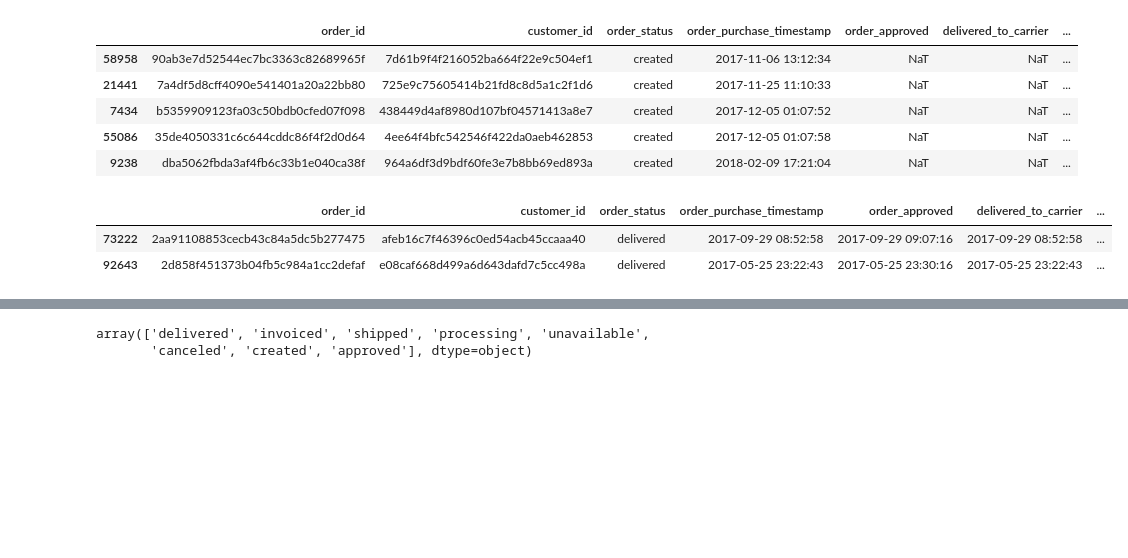
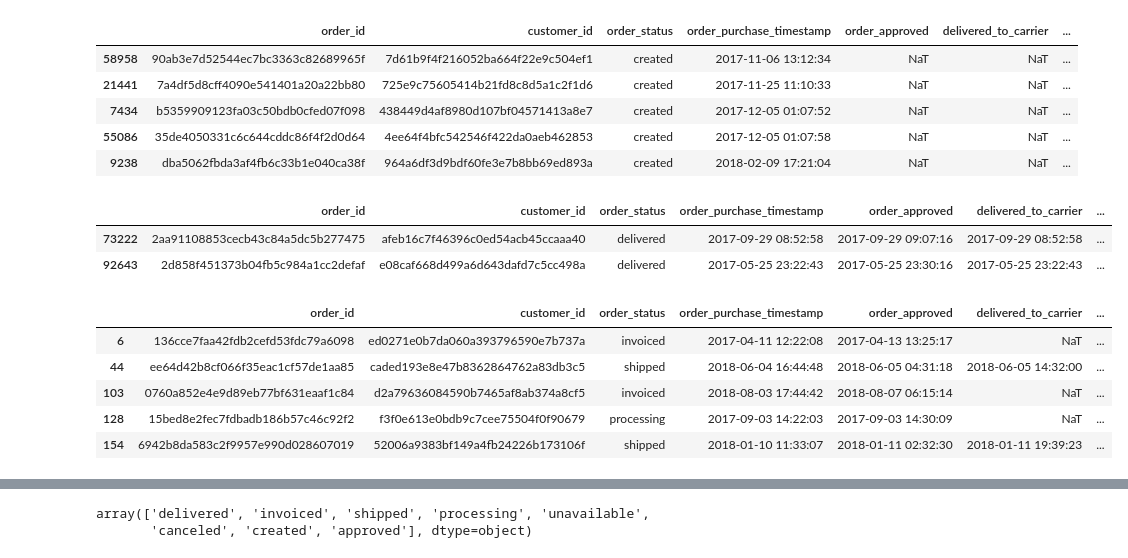
Before and after one commit to RossReisman/Data-Analyst-Portfolio, a Jupyter notebook: Python/brazil/brazil.ipynb, the cells around one changed output, grey strips where cells are left out. Drawn from its saved outputs; the diff is of its cells as text; code cells hidden in the pictures; blank space fills up the shorter version.

```diff
--- a/Python/brazil/brazil.ipynb
+++ b/Python/brazil/brazil.ipynb
@@ -491,4 +491,12 @@ orders_df.loc[delivered_no_carrier,:]
 | 92643 | 2d858f451373b04fb5c984a1cc2defaf | e08caf668d499a6d643dafd7c5cc498a | delivered | 2017-05-25 23:22:43 | 2017-05-25 23:30:16 | 2017-05-25 23:22:43 | ... |
 # %%
 #Review rows with no delivery dates
-undelivered = orders_df[orders_df[]]
+undelivered = orders_df[orders_df['delivered_to_customer'].isna()]
+undelivered.head()
+# %% [output]
+|  | order_id | customer_id | order_status | order_purchase_timestamp | order_approved | delivered_to_carrier | ... |
+| 6 | 136cce7faa42fdb2cefd53fdc79a6098 | ed0271e0b7da060a393796590e7b737a | invoiced | 2017-04-11 12:22:08 | 2017-04-13 13:25:17 | NaT | ... |
+| 44 | ee64d42b8cf066f35eac1cf57de1aa85 | caded193e8e47b8362864762a83db3c5 | shipped | 2018-06-04 16:44:48 | 2018-06-05 04:31:18 | 2018-06-05 14:32:00 | ... |
+| 103 | 0760a852e4e9d89eb77bf631eaaf1c84 | d2a79636084590b7465af8ab374a8cf5 | invoiced | 2018-08-03 17:44:42 | 2018-08-07 06:15:14 | NaT | ... |
+| 128 | 15bed8e2fec7fdbadb186b57c46c92f2 | f3f0e613e0bdb9c7cee75504f0f90679 | processing | 2017-09-03 14:22:03 | 2017-09-03 14:30:09 | NaT | ... |
+| 154 | 6942b8da583c2f9957e990d028607019 | 52006a9383bf149a4fb24226b173106f | shipped | 2018-01-10 11:33:07 | 2018-01-11 02:32:30 | 2018-01-11 19:39:23 | ... |
```
Also changed, not shown: parts of 3 cells of this notebook.
